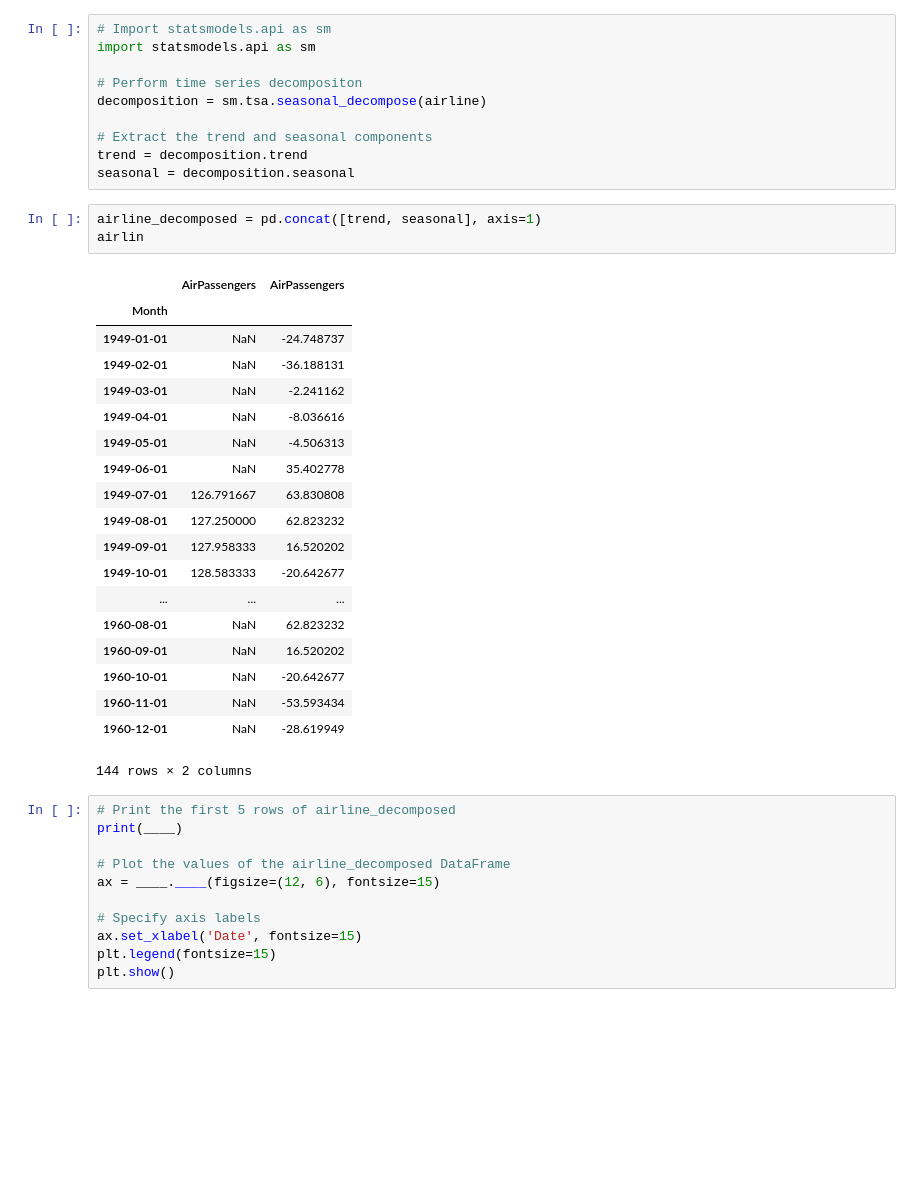
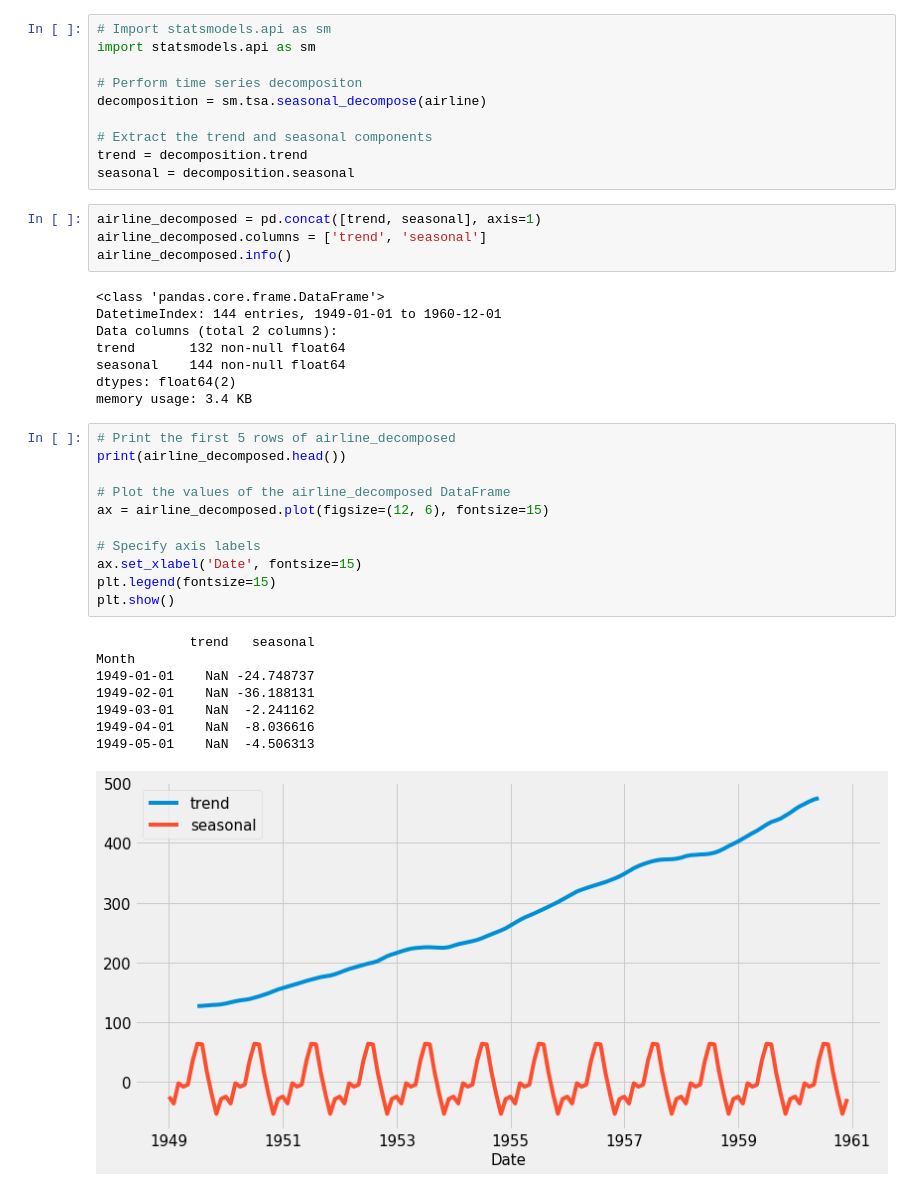
Before and after one commit to bosulliv/datacamp_python, a Jupyter notebook: data_viz/time_series_viz/ch3.ipynb, the cells around one changed output. Cells and saved outputs as stored; diff of their text form; blank space fills up the shorter version.

```diff
--- a/data_viz/time_series_viz/ch3.ipynb
+++ b/data_viz/time_series_viz/ch3.ipynb
@@ -212,35 +212,33 @@ trend = decomposition.trend
 seasonal = decomposition.seasonal
 # %%
 airline_decomposed = pd.concat([trend, seasonal], axis=1)
-airlin
+airline_decomposed.columns = ['trend', 'seasonal']
+airline_decomposed.info()
 # %% [output]
-|  | AirPassengers | AirPassengers |
-| Month |  |  |
-| 1949-01-01 | NaN | -24.748737 |
-| 1949-02-01 | NaN | -36.188131 |
-| 1949-03-01 | NaN | -2.241162 |
-| 1949-04-01 | NaN | -8.036616 |
-| 1949-05-01 | NaN | -4.506313 |
-| 1949-06-01 | NaN | 35.402778 |
-| 1949-07-01 | 126.791667 | 63.830808 |
-| 1949-08-01 | 127.250000 | 62.823232 |
-| 1949-09-01 | 127.958333 | 16.520202 |
-| 1949-10-01 | 128.583333 | -20.642677 |
-| ... | ... | ... |
-| 1960-08-01 | NaN | 62.823232 |
-| 1960-09-01 | NaN | 16.520202 |
-| 1960-10-01 | NaN | -20.642677 |
-| 1960-11-01 | NaN | -53.593434 |
-| 1960-12-01 | NaN | -28.619949 |
-144 rows × 2 columns
+<class 'pandas.core.frame.DataFrame'>
+DatetimeIndex: 144 entries, 1949-01-01 to 1960-12-01
+Data columns (total 2 columns):
+trend       132 non-null float64
+seasonal    144 non-null float64
+dtypes: float64(2)
+memory usage: 3.4 KB
 # %%
 # Print the first 5 rows of airline_decomposed
-print(____)
+print(airline_decomposed.head())
 
 # Plot the values of the airline_decomposed DataFrame
-ax = ____.____(figsize=(12, 6), fontsize=15)
+ax = airline_decomposed.plot(figsize=(12, 6), fontsize=15)
 
 # Specify axis labels
 ax.set_xlabel('Date', fontsize=15)
 plt.legend(fontsize=15)
 plt.show()
+# %% [output]
+            trend   seasonal
+Month
+1949-01-01    NaN -24.748737
+1949-02-01    NaN -36.188131
+1949-03-01    NaN  -2.241162
+1949-04-01    NaN  -8.036616
+1949-05-01    NaN  -4.506313
+[figure, added]
```
Also changed, not shown: 2 other files.
